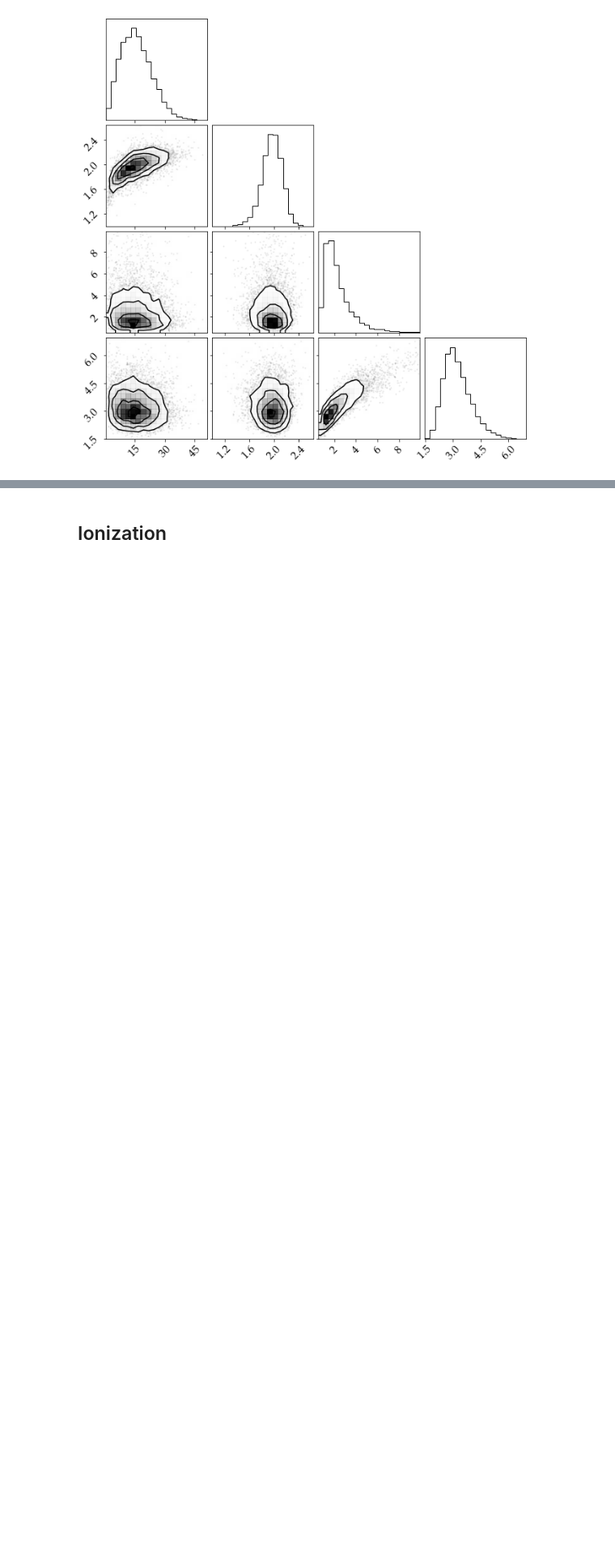
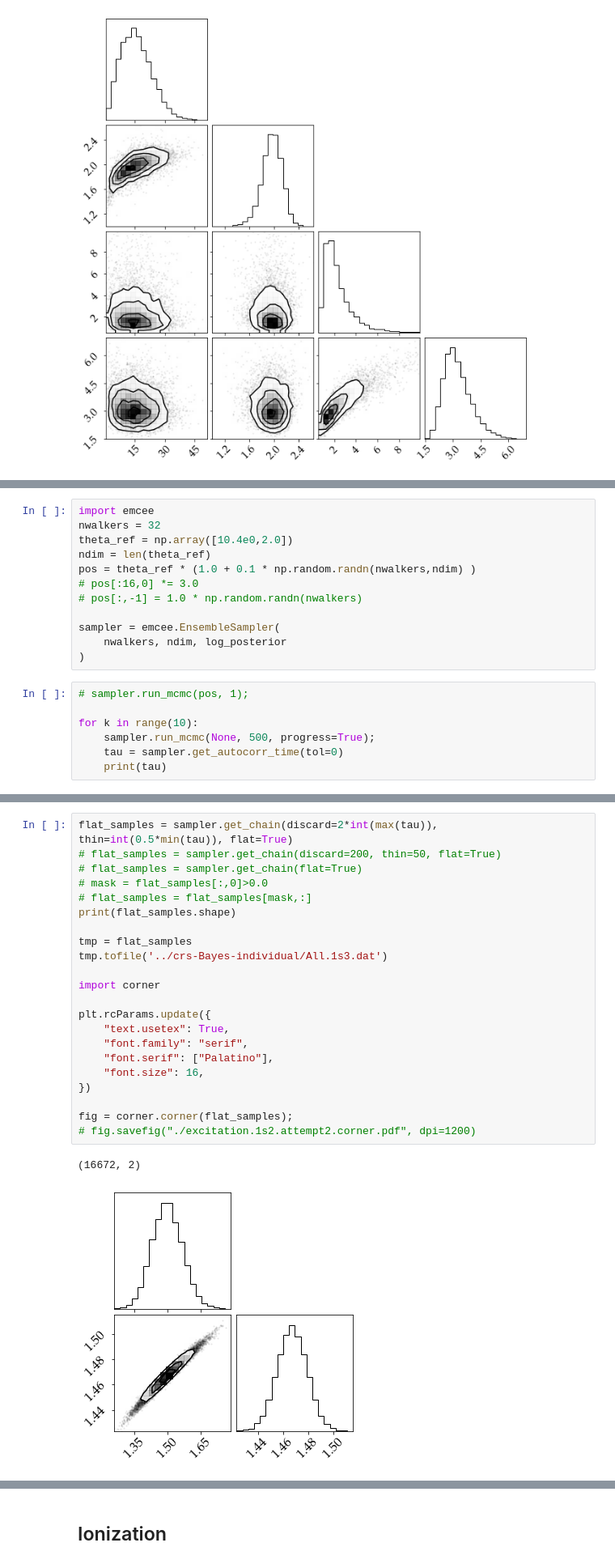
Before and after one commit to dreamer2368/uncertain-crs, a Jupyter notebook: bolsig/crs-exp-Bayes-gpr.ipynb, the cells around one changed output, grey strips where cells are left out. Shown: that part at 81% size. Cells and saved outputs as stored; diff of their text form; blank space fills up the shorter version.

```diff
--- a/bolsig/crs-exp-Bayes-gpr.ipynb
+++ b/bolsig/crs-exp-Bayes-gpr.ipynb
@@ -1715,0 +1758,19 @@ plt.show()
+# %%
+import emcee
+nwalkers = 32
+theta_ref = np.array([10.4e0,2.0])
+ndim = len(theta_ref)
+pos = theta_ref * (1.0 + 0.1 * np.random.randn(nwalkers,ndim) )
+# pos[:16,0] *= 3.0
+# pos[:,-1] = 1.0 * np.random.randn(nwalkers)
+
+sampler = emcee.EnsembleSampler(
+    nwalkers, ndim, log_posterior
+)
+# %%
+# sampler.run_mcmc(pos, 1);
+
+for k in range(10):
+    sampler.run_mcmc(None, 500, progress=True);
+    tau = sampler.get_autocorr_time(tol=0)
+    print(tau)
@@ -1715,0 +1788,25 @@ plt.show()
+# %%
+flat_samples = sampler.get_chain(discard=2*int(max(tau)), thin=int(0.5*min(tau)), flat=True)
+# flat_samples = sampler.get_chain(discard=200, thin=50, flat=True)
+# flat_samples = sampler.get_chain(flat=True)
+# mask = flat_samples[:,0]>0.0
+# flat_samples = flat_samples[mask,:]
+print(flat_samples.shape)
+
+tmp = flat_samples
+tmp.tofile('../crs-Bayes-individual/All.1s3.dat')
+
+import corner
+
+plt.rcParams.update({
+    "text.usetex": True,
+    "font.family": "serif",
+    "font.serif": ["Palatino"],
+    "font.size": 16,
+})
+
+fig = corner.corner(flat_samples);
+# fig.savefig("./excitation.1s2.attempt2.corner.pdf", dpi=1200)
+# %% [output]
+(16672, 2)
+[figure, added]
```
Also changed, not shown: parts of 8 cells of this notebook, 3 other files.
